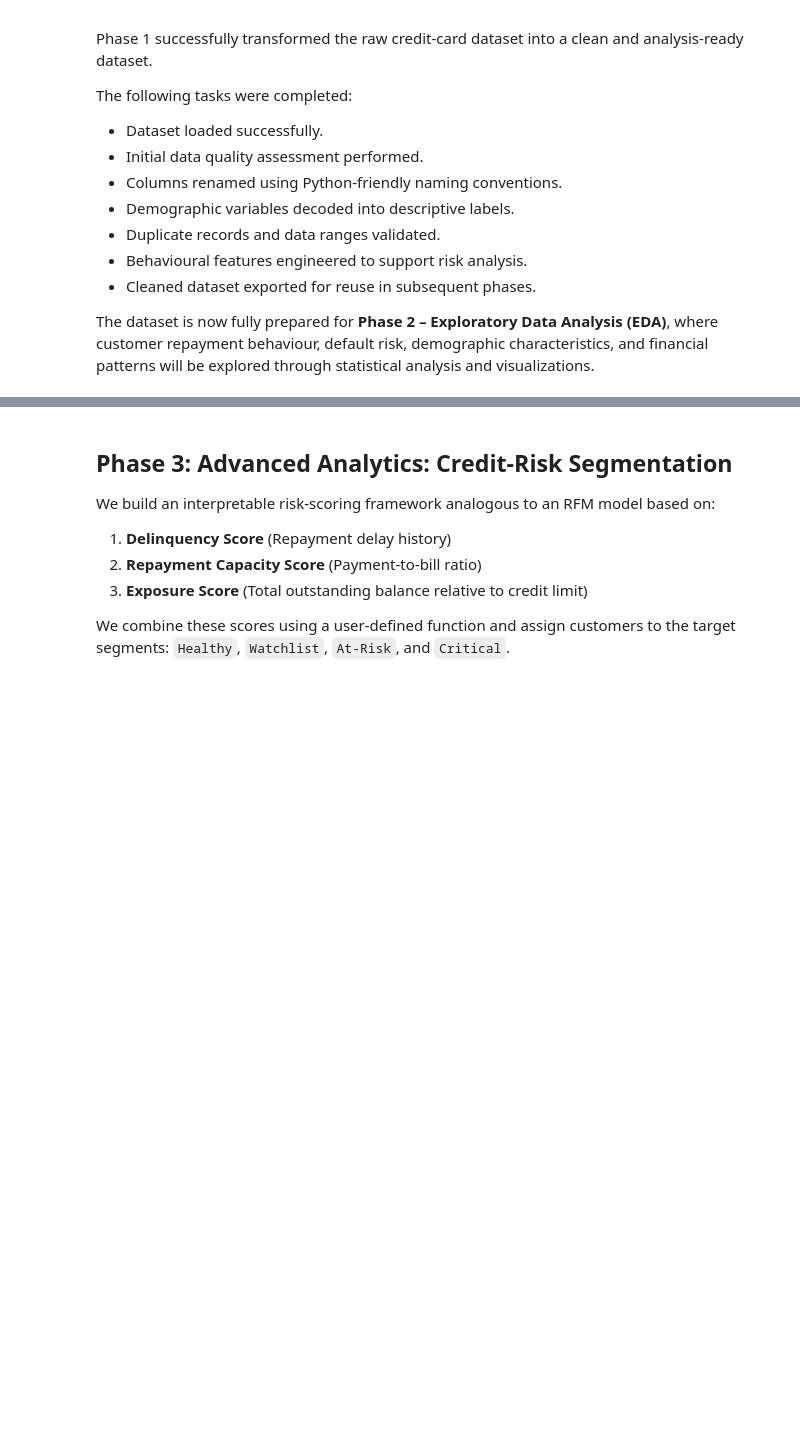
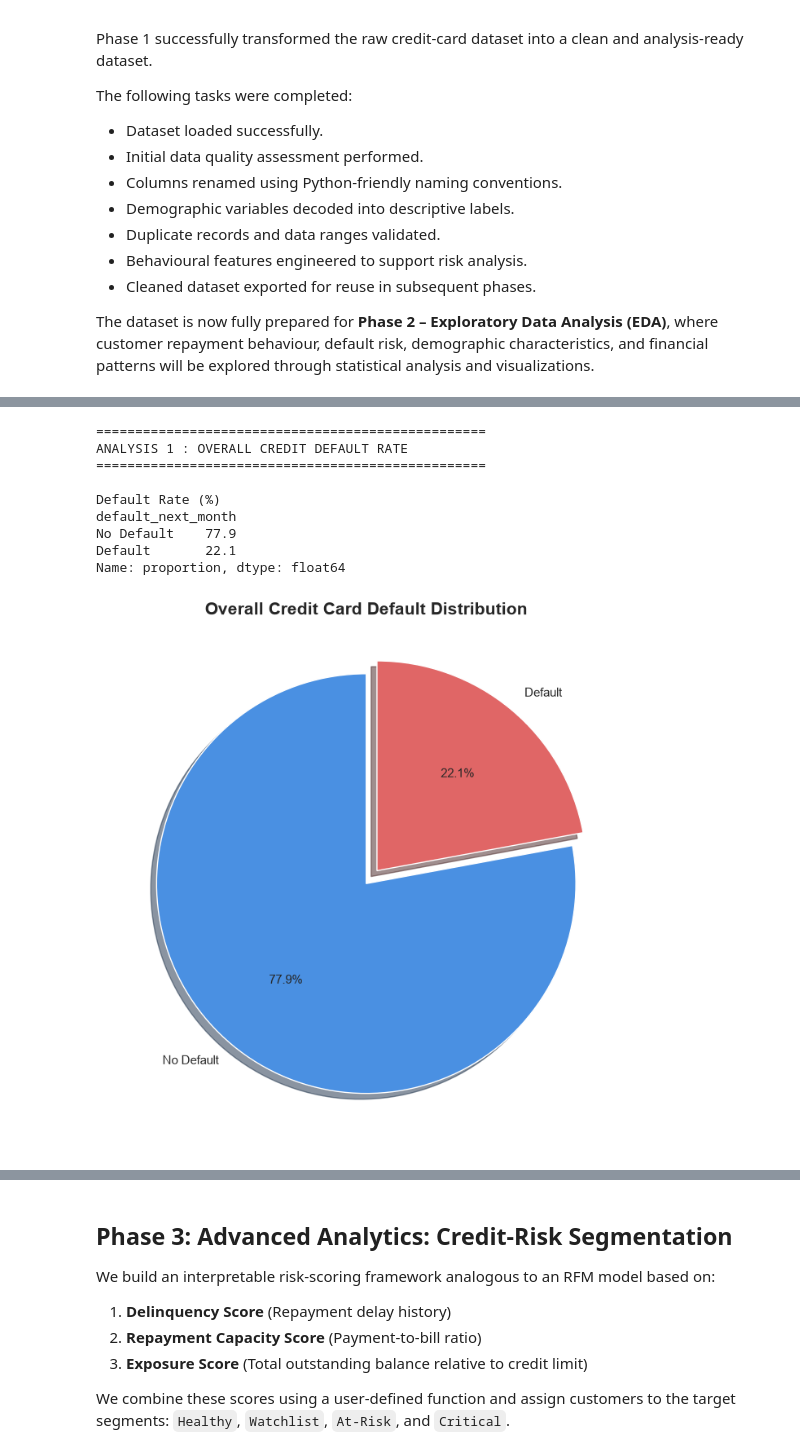
Before and after one commit to ChamithuPunchihewa/Final-Python-Project, a Jupyter notebook: notebooks/Technical_Appendix.ipynb, the cells around one changed output, grey strips where cells are left out. Saved outputs shown, nothing was run; the diff lists cells and outputs as text; code cells hidden in the pictures; blank space fills up the shorter version.

Commit message:
Complete Phase 2 - Exploratory Data Analysis (EDA) and Insight Generation

```diff
--- a/notebooks/Technical_Appendix.ipynb
+++ b/notebooks/Technical_Appendix.ipynb
@@ -699,22 +715,62 @@ In this phase, we analyze the distribution of credit defaults and construct the
 # %%
-# Analysis & Plot 1: Overall default rate distribution
+# Analysis 1 : Overall Credit Default Rate
+
 import matplotlib.pyplot as plt
 import seaborn as sns
 
-default_counts = df_clean['default_next_month'].value_counts()
-default_rates = df_clean['default_next_month'].value_counts(normalize=True) * 100
+print("=" * 50)
+print("ANALYSIS 1 : OVERALL CREDIT DEFAULT RATE")
+print("=" * 50)
 
-print("--- Default Counts ---")
-print(default_counts)
-print("\n--- Default Rates (%) ---")
-print(default_rates)
 
-# Sleek Pie Chart
-fig, ax = plt.subplots(figsize=(6, 6))
-colors = ['#4A90E2', '#E06666']  # Sleek blue and red
-ax.pie(default_counts, labels=['No Default (0)', 'Default (1)'], autopct='%1.1f%%',
-       startangle=90, colors=colors, explode=(0, 0.1), shadow=True,
-       textprops={'fontsize': 12, 'weight': 'bold'})
-ax.set_title('Overall Credit Card Default Rate', fontsize=14, weight='bold', pad=20)
+# Default Counts and Percentages
+default_counts = df_clean["default_next_month"].value_counts().sort_index()
+
+default_rates = (
+    df_clean["default_next_month"]
+    .value_counts(normalize=True)
+    .sort_index() * 100
+)
+
+summary = default_rates.rename({
+    0: "No Default",
+    1: "Default"
+})
+
+print("\nDefault Rate (%)")
+print(summary.round(2))
+
+# Pie Chart
+plt.figure(figsize=(7,7))
+colors = ["#4A90E2", "#E06666"]
+
+plt.pie(
+    default_counts,
+    labels=["No Default", "Default"],
+    autopct="%1.1f%%",
+    startangle=90,
+    explode=(0, 0.08),
+    colors=colors,
+    shadow=True,
+    textprops={"fontsize":11}
+)
+
+plt.title(
+    "Overall Credit Card Default Distribution",
+    fontsize=15,
+    weight="bold"
+)
+
 plt.tight_layout()
 plt.show()
+# %% [output]
+==================================================
+ANALYSIS 1 : OVERALL CREDIT DEFAULT RATE
+==================================================
+
+Default Rate (%)
+default_next_month
+No Default    77.9
+Default       22.1
+Name: proportion, dtype: float64
+[figure, added]
```
Also changed, not shown: parts of 17 cells of this notebook.
